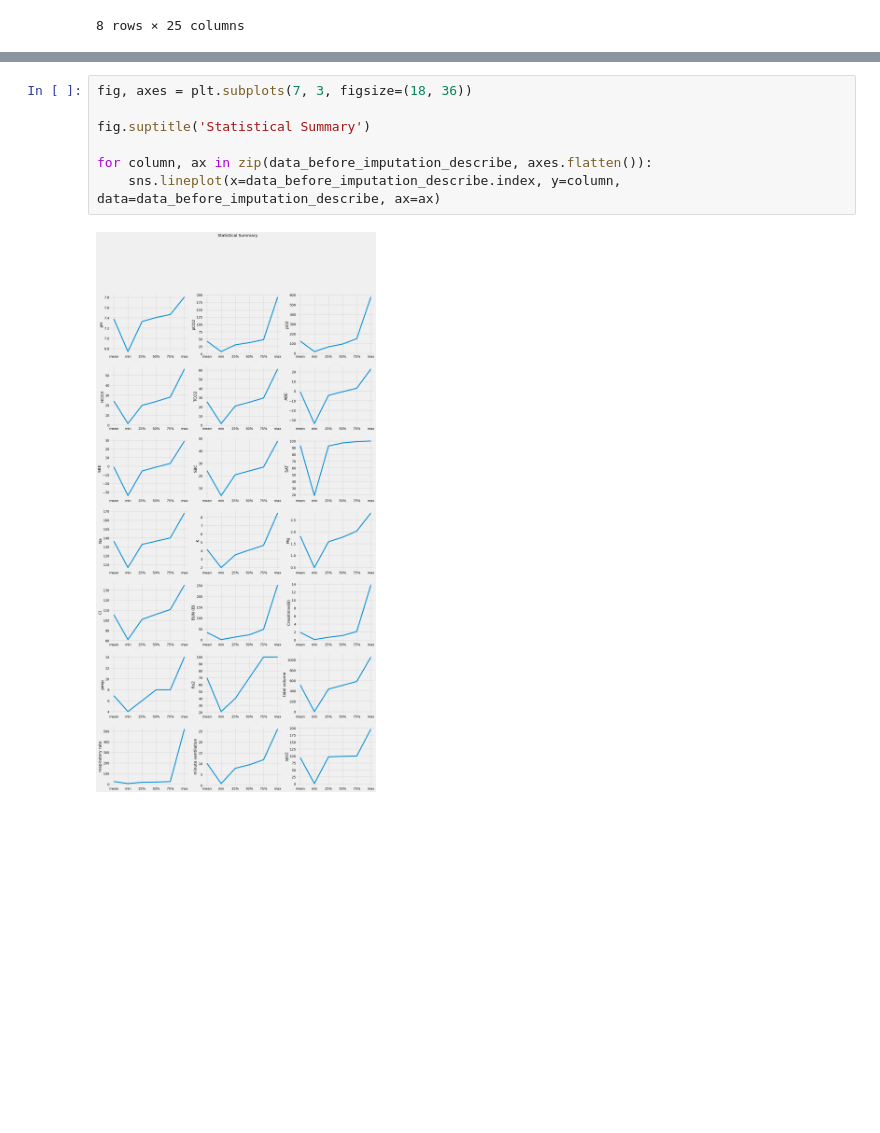
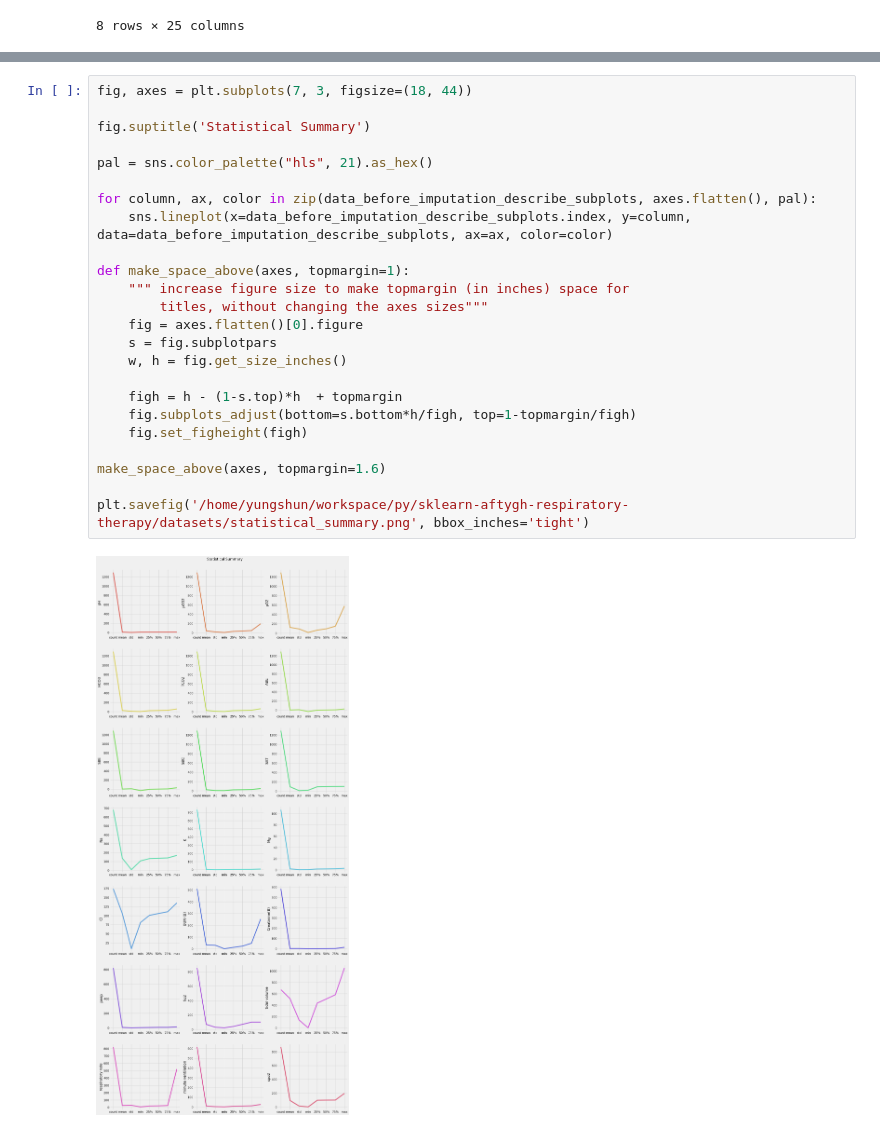
Before and after one commit to yungshun317/sklearn-aftygh-respiratory-therapy, a Jupyter notebook: aftygh_respiratory_therapy_machine_learning_classification.ipynb, the cells around one changed output, grey strips where cells are left out. Drawn from its saved outputs; the diff is of its cells as text; blank space fills up the shorter version.

```diff
--- a/aftygh_respiratory_therapy_machine_learning_classification.ipynb
+++ b/aftygh_respiratory_therapy_machine_learning_classification.ipynb
@@ -72,9 +75,26 @@ data_before_imputation_describe
-# %%
-fig, axes = plt.subplots(7, 3, figsize=(18, 36))
-
-fig.suptitle('Statistical Summary')
-
-for column, ax in zip(data_before_imputation_describe, axes.flatten()):
-    sns.lineplot(x=data_before_imputation_describe.index, y=column,  data=data_before_imputation_describe, ax=ax)
-# %% [output]
-[figure, removed]
+# %%
+fig, axes = plt.subplots(7, 3, figsize=(18, 44))
+
+fig.suptitle('Statistical Summary')
+
+pal = sns.color_palette("hls", 21).as_hex()
+
+for column, ax, color in zip(data_before_imputation_describe_subplots, axes.flatten(), pal):
+    sns.lineplot(x=data_before_imputation_describe_subplots.index, y=column,  data=data_before_imputation_describe_subplots, ax=ax, color=color)
+
+def make_space_above(axes, topmargin=1):
+    """ increase figure size to make topmargin (in inches) space for
+        titles, without changing the axes sizes"""
+    fig = axes.flatten()[0].figure
+    s = fig.subplotpars
+    w, h = fig.get_size_inches()
+
+    figh = h - (1-s.top)*h  + topmargin
+    fig.subplots_adjust(bottom=s.bottom*h/figh, top=1-topmargin/figh)
+    fig.set_figheight(figh)
+
+make_space_above(axes, topmargin=1.6)
+
+plt.savefig('/home/yungshun/workspace/py/sklearn-aftygh-respiratory-therapy/datasets/statistical_summary.png', bbox_inches='tight')
+# %% [output]
+[figure, added]
```
Also changed, not shown: parts of 7 cells of this notebook.
